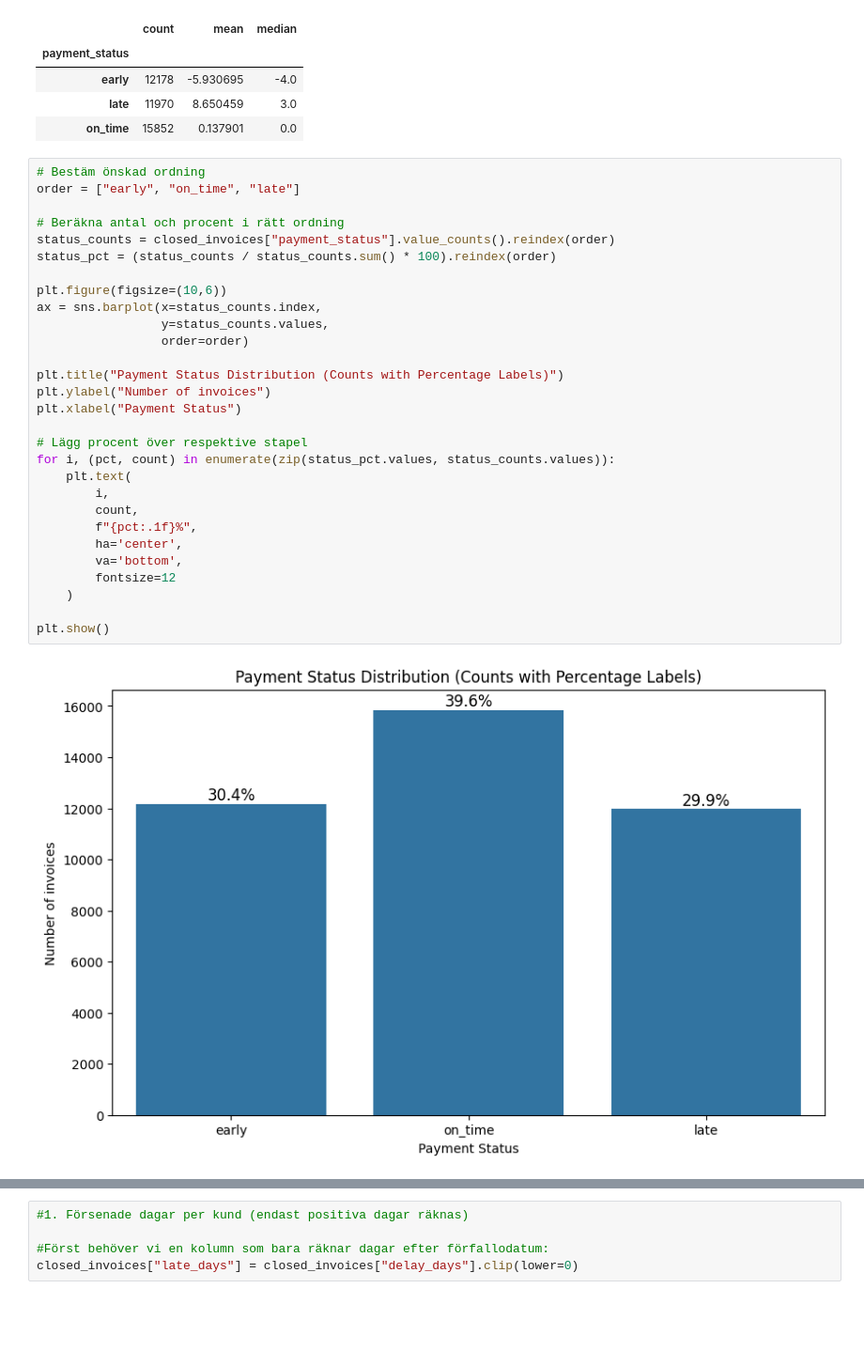
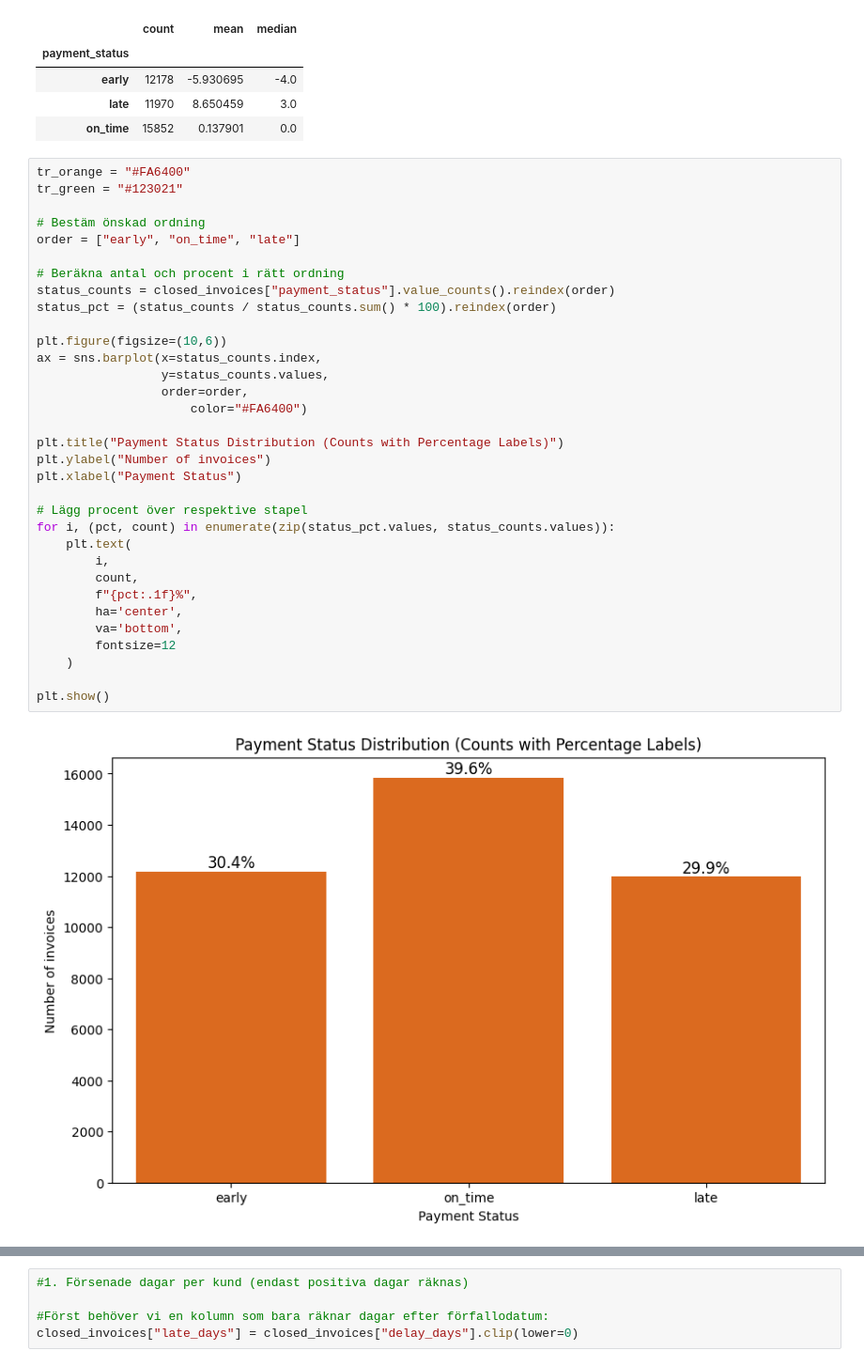
Before and after one commit to shortleif/pgro_repo, a Jupyter notebook: b2b_invoices.ipynb, the cells around one changed output, grey strips where cells are left out. Shown at 94% size. Saved outputs shown, nothing was run; the diff lists cells and outputs as text; blank space fills up the shorter version.

```diff
--- a/b2b_invoices.ipynb
+++ b/b2b_invoices.ipynb
@@ -301,36 +314,40 @@ Name: delay_days, dtype: float64
 | late | 11970 | 8.650459 | 3.0 |
 | on_time | 15852 | 0.137901 | 0.0 |
 # %%
+tr_orange = "#FA6400"
+tr_green = "#123021"
+
 # Bestäm önskad ordning
 order = ["early", "on_time", "late"]
 
 # Beräkna antal och procent i rätt ordning
 status_counts = closed_invoices["payment_status"].value_counts().reindex(order)
 status_pct = (status_counts / status_counts.sum() * 100).reindex(order)
 
 plt.figure(figsize=(10,6))
 ax = sns.barplot(x=status_counts.index,
                  y=status_counts.values,
-                 order=order)
+                 order=order,
+                     color="#FA6400")
 
 plt.title("Payment Status Distribution (Counts with Percentage Labels)")
 plt.ylabel("Number of invoices")
 plt.xlabel("Payment Status")
 
 # Lägg procent över respektive stapel
 for i, (pct, count) in enumerate(zip(status_pct.values, status_counts.values)):
     plt.text(
         i,
         count,
         f"{pct:.1f}%",
         ha='center',
         va='bottom',
         fontsize=12
     )
 
 plt.show()
 # %% [output]
-[figure, old version]
+[figure, new version]
 # %%
 plt.figure(figsize=(14,6))
 
```
Also changed, not shown: parts of 7 cells of this notebook, 2 other files.
